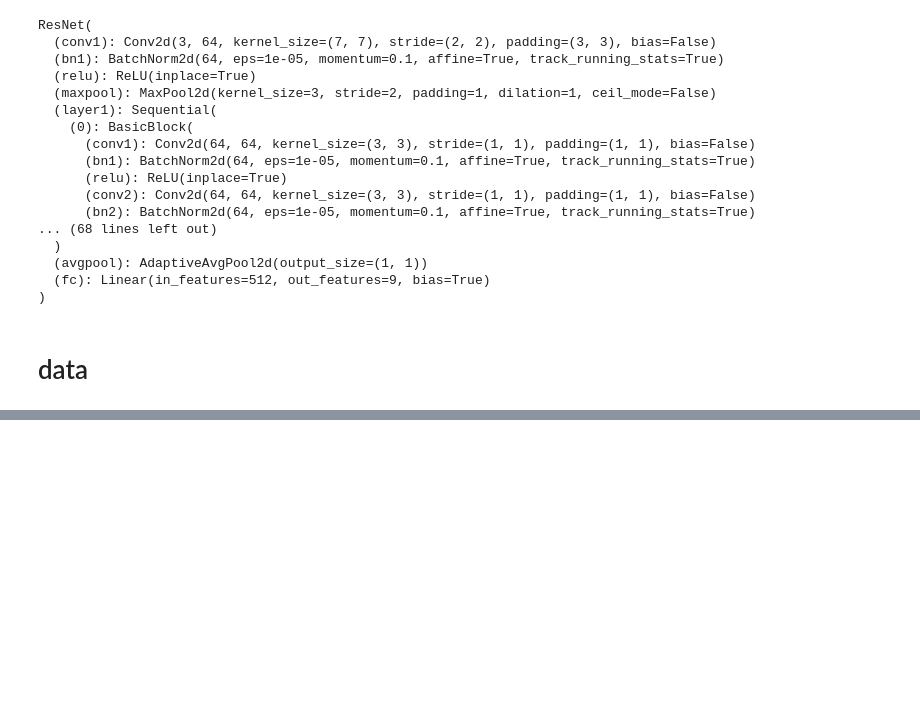
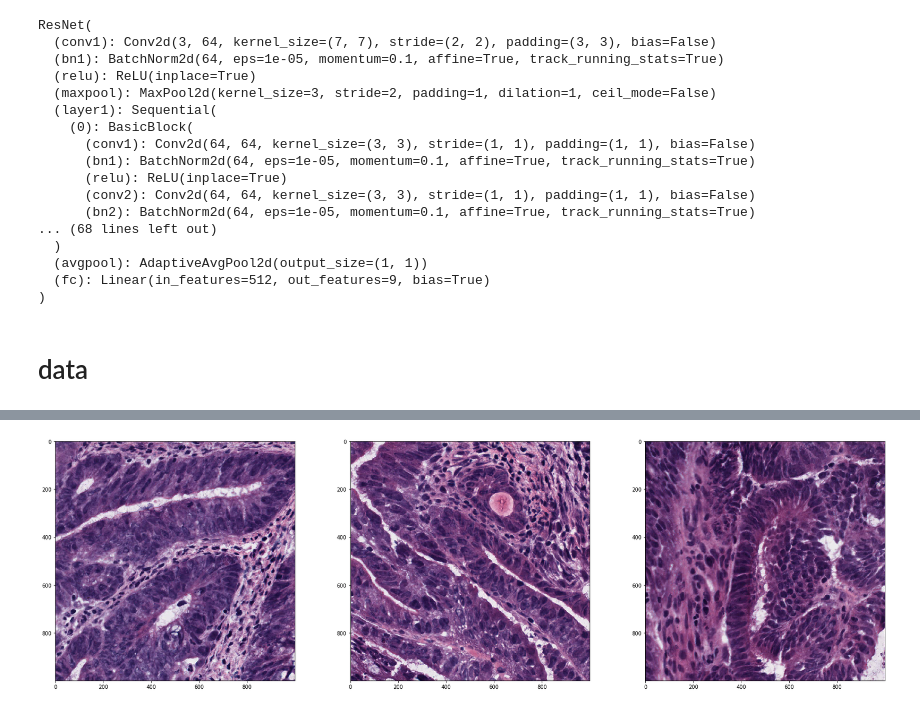
Before and after one commit to TsungHuaLee/Research, a Jupyter notebook: stroma_classify.ipynb, the cells around one changed output, grey strips where cells are left out. Drawn from its saved outputs; the diff is of its cells as text; code cells hidden in the pictures; blank space fills up the shorter version.

```diff
--- a/stroma_classify.ipynb
+++ b/stroma_classify.ipynb
@@ -81,6 +84,8 @@ def get_preprocessing():
     ]
     return albu.Compose(_transform)
 # %%
+from PIL import Image
+
 class Dataset(BaseDataset):
 
     def __init__(self, image_array, augmentation=None, preprocessing=None):
@@ -90,9 +95,8 @@ class Dataset(BaseDataset):
 
     def __getitem__(self, i):
         fp = self.image_array[i]
-
-        image = cv2.imread(fp)
-        image = cv2.cvtColor(image, cv2.COLOR_BGR2RGB)
+        image = Image.open(fp)
+        image = np.asarray(image)
         # apply augmentations
         if self.augmentation:
             sample = self.augmentation(image=image)
@@ -113,7 +114,11 @@ all_folders = sorted(os.listdir(patches_folder))
+# %%
+patches_folders = os.path.join(DATA_FOLDER, '1000dense200')
+all_folders = sorted(os.listdir(patches_folders))
 # %%
 for number, folder_name in enumerate(all_folders):
-
-    all_images = sorted(glob.glob(os.path.join(patches_folder, folder_name, "*.jpg")))
+    if folder_name[:5] == "BREAK":
+        continue
+    all_images = sorted(glob.glob(os.path.join(patches_folders, folder_name, "*.jpg")))
 
     test_dataset = Dataset(
         all_images,
@@ -139,9 +144,9 @@ for number, folder_name in enumerate(all_folders):
         if len(pred.shape) != 1:
             pred = pred.squeeze()
 
-        tp = np.where(pred == 1)[0]
-        is_stroma_image_name = np.concatenate((is_stroma_image_name, image_names[tp]))
+#         tp = np.where(pred == 1)[0]
+#         is_stroma_image_name = np.concatenate((is_stroma_image_name, image_names[tp]))
         is_stroma_pred = np.concatenate((is_stroma_pred, pred))
+    print("{}, all_images: {}, tumor_images: {}".format(number, len(all_images), len(is_stroma_image_name)))
     break
-#     print("{}, all_images: {}, tumor_images: {}".format(number, len(all_images), len(is_stroma_image_name)))
 #     np.save("/home/Tsung/pathology/data/tumor/{}.npy".format(folder_name), is_stroma_image_name)
@@ -155,0 +176,18 @@ len(np.where(is_stroma_pred > 6)[0])
+# %%
+all_images = np.array(all_images)
+# %%
+BACK = np.where(is_stroma_pred == 0)[0]
+nrow = 10
+ncol = 10
+plt.figure(figsize=(100,100))
+
+for idx, name in enumerate(all_images[BACK]):
+    image = Image.open(name)
+    image = np.asarray(image)
+
+    plt.subplot(nrow, ncol, idx+1)
+    plt.imshow(image)
+    if idx+1 == 99:
+        break
+# %% [output]
+[figure, added]
```
Also changed, not shown: parts of 9 cells of this notebook, 12 other files.
